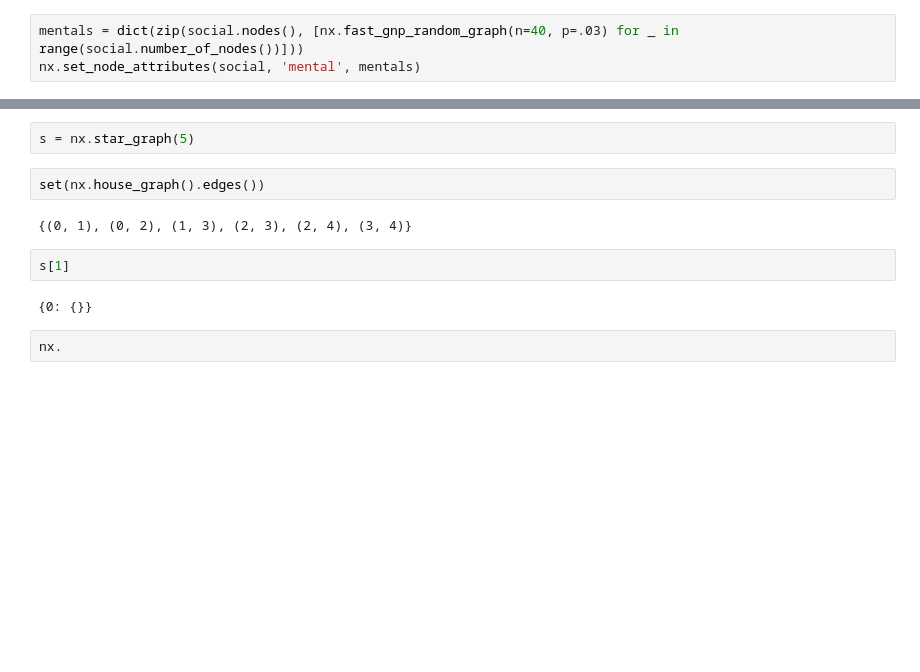
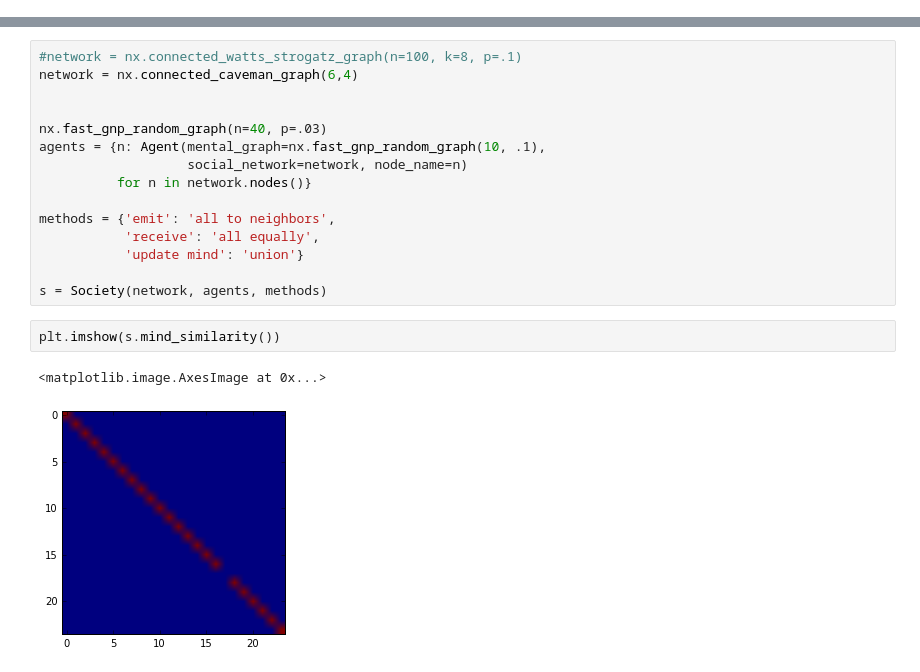
Before and after one commit to JamesPHoughton/Dissertation, a Jupyter notebook: source/Original_Models/Propagating_Edges/Social construction of meaning - framing processes.ipynb, the cells around one changed output, grey strips where cells are left out. Drawn from its saved outputs; the diff is of its cells as text; blank space fills up the shorter version.

Commit message:
Network similarity

```diff
--- a/source/Original_Models/Propagating_Edges/Social construction of meaning - framing processes.ipynb
+++ b/source/Original_Models/Propagating_Edges/Social construction of meaning - framing processes.ipynb
@@ -72,3 +70,0 @@ nx.draw(social)
-# %%
-mentals = dict(zip(social.nodes(), [nx.fast_gnp_random_graph(n=40, p=.03) for _ in range(social.number_of_nodes())]))
-nx.set_node_attributes(social, 'mental', mentals)
@@ -90,12 +71,20 @@ nx.draw(a)
-# %%
-s = nx.star_graph(5)
-# %%
-set(nx.house_graph().edges())
-# %% [output]
-{(0, 1), (0, 2), (1, 3), (2, 3), (2, 4), (3, 4)}
-# %%
-s[1]
-# %% [output]
-{0: {}}
-# %%
-nx.
+# %%
+#network = nx.connected_watts_strogatz_graph(n=100, k=8, p=.1)
+network = nx.connected_caveman_graph(6,4)
+
+
+nx.fast_gnp_random_graph(n=40, p=.03)
+agents = {n: Agent(mental_graph=nx.fast_gnp_random_graph(10, .1),
+                   social_network=network, node_name=n)
+          for n in network.nodes()}
+
+methods = {'emit': 'all to neighbors',
+           'receive': 'all equally',
+           'update mind': 'union'}
+
+s = Society(network, agents, methods)
+# %%
+plt.imshow(s.mind_similarity())
+# %% [output]
+<matplotlib.image.AxesImage at 0x...>
+[figure, added]
```
Also changed, not shown: parts of 13 cells of this notebook, 5 other files.
